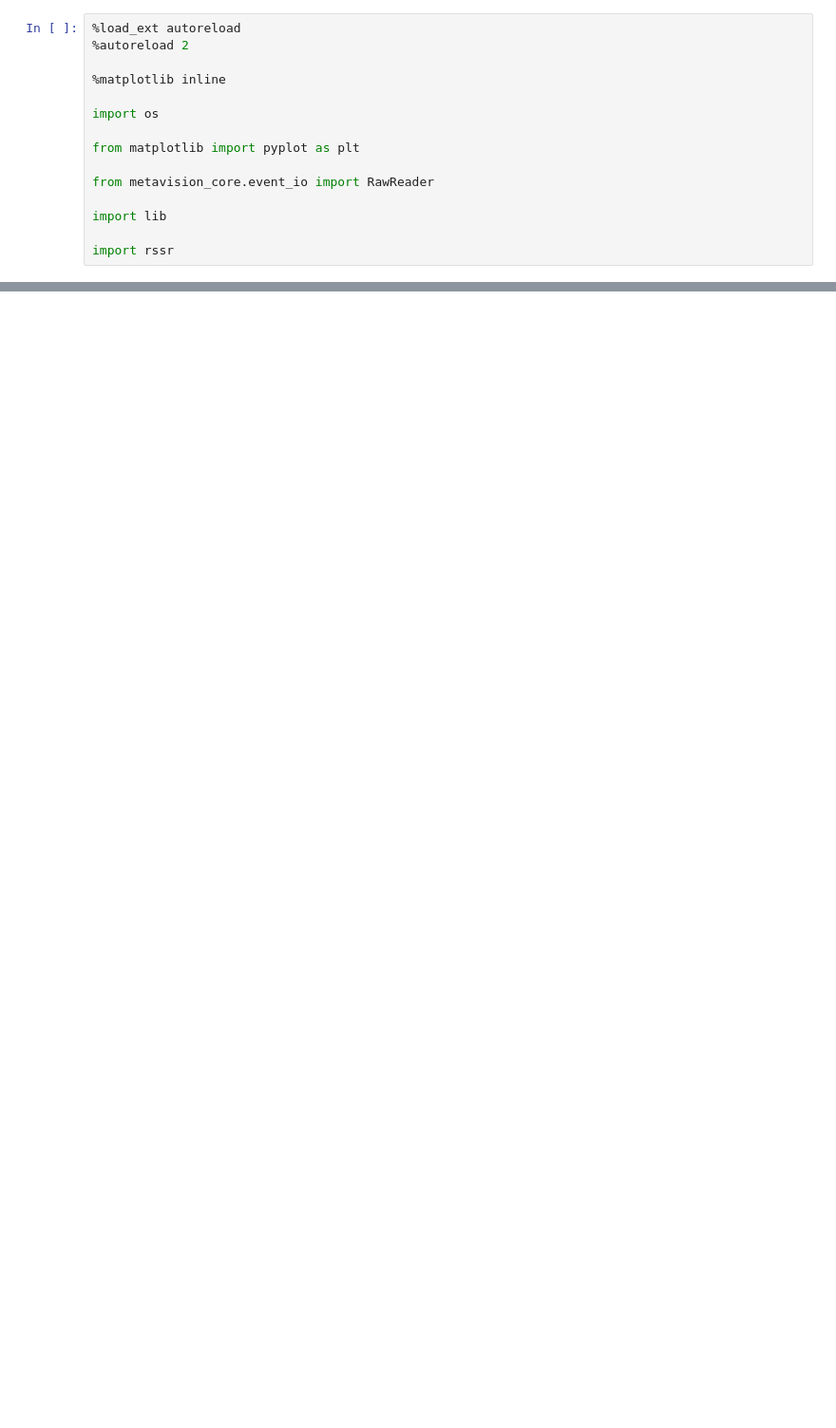
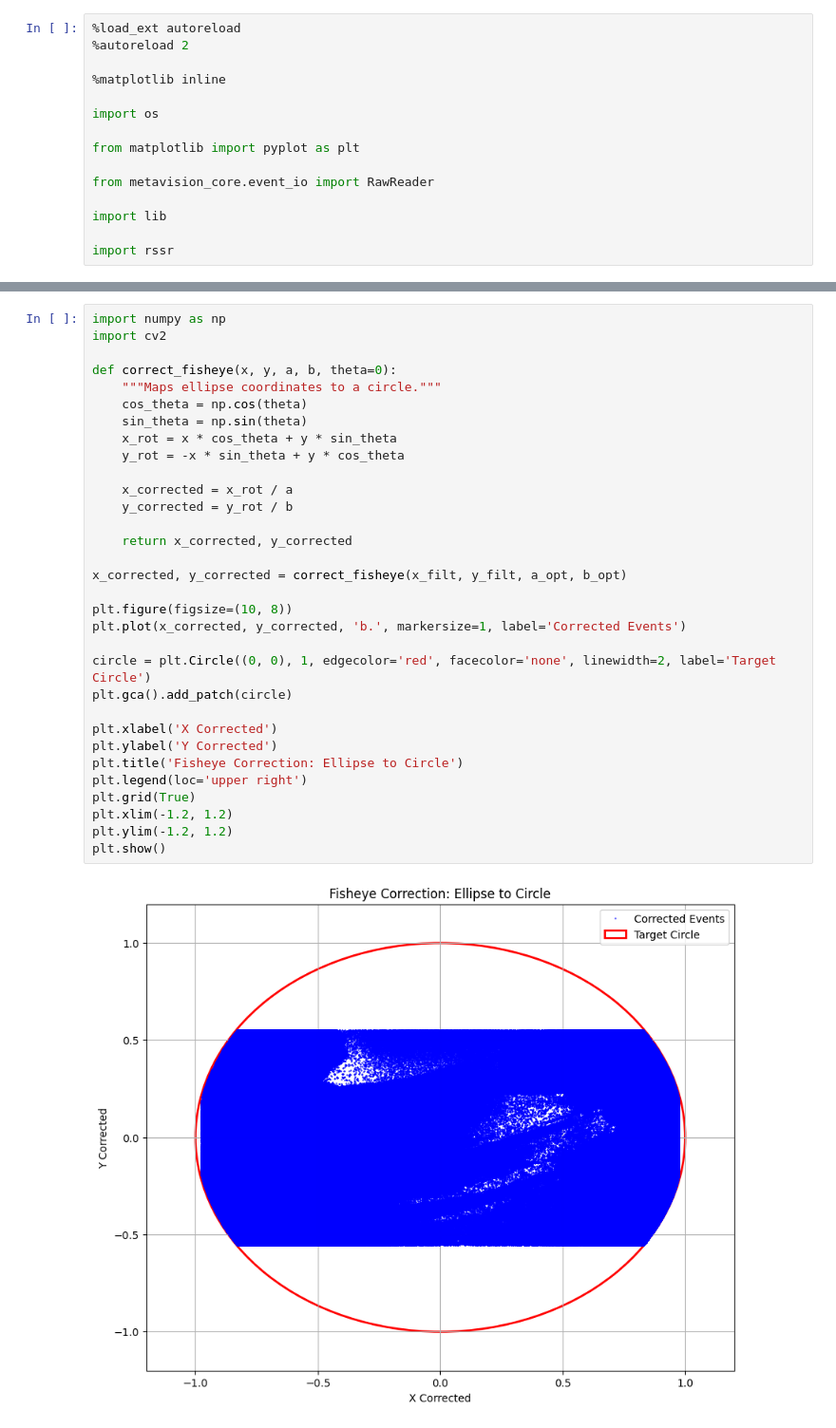
Before and after one commit to kubakubakuba/mrs-uvdar-distance-estimator, a Jupyter notebook: rssr.ipynb, the cells around one changed output, grey strips where cells are left out. Shown at 95% size. Drawn from its saved outputs; the diff is of its cells as text; blank space fills up the shorter version.

```diff
--- a/rssr.ipynb
+++ b/rssr.ipynb
@@ -57,0 +133,34 @@ plt.show()
+# %%
+import numpy as np
+import cv2
+
+def correct_fisheye(x, y, a, b, theta=0):
+	"""Maps ellipse coordinates to a circle."""
+	cos_theta = np.cos(theta)
+	sin_theta = np.sin(theta)
+	x_rot = x * cos_theta + y * sin_theta
+	y_rot = -x * sin_theta + y * cos_theta
+
+	x_corrected = x_rot / a
+	y_corrected = y_rot / b
+
+	return x_corrected, y_corrected
+
+x_corrected, y_corrected = correct_fisheye(x_filt, y_filt, a_opt, b_opt)
+
+plt.figure(figsize=(10, 8))
+plt.plot(x_corrected, y_corrected, 'b.', markersize=1, label='Corrected Events')
+
+circle = plt.Circle((0, 0), 1, edgecolor='red', facecolor='none', linewidth=2, label='Target Circle')
+plt.gca().add_patch(circle)
+
+plt.xlabel('X Corrected')
+plt.ylabel('Y Corrected')
+plt.title('Fisheye Correction: Ellipse to Circle')
+plt.legend(loc='upper right')
+plt.grid(True)
+plt.xlim(-1.2, 1.2)
+plt.ylim(-1.2, 1.2)
+plt.show()
+# %% [output]
+[figure, added]
```
Also changed, not shown: parts of 5 cells of this notebook.
